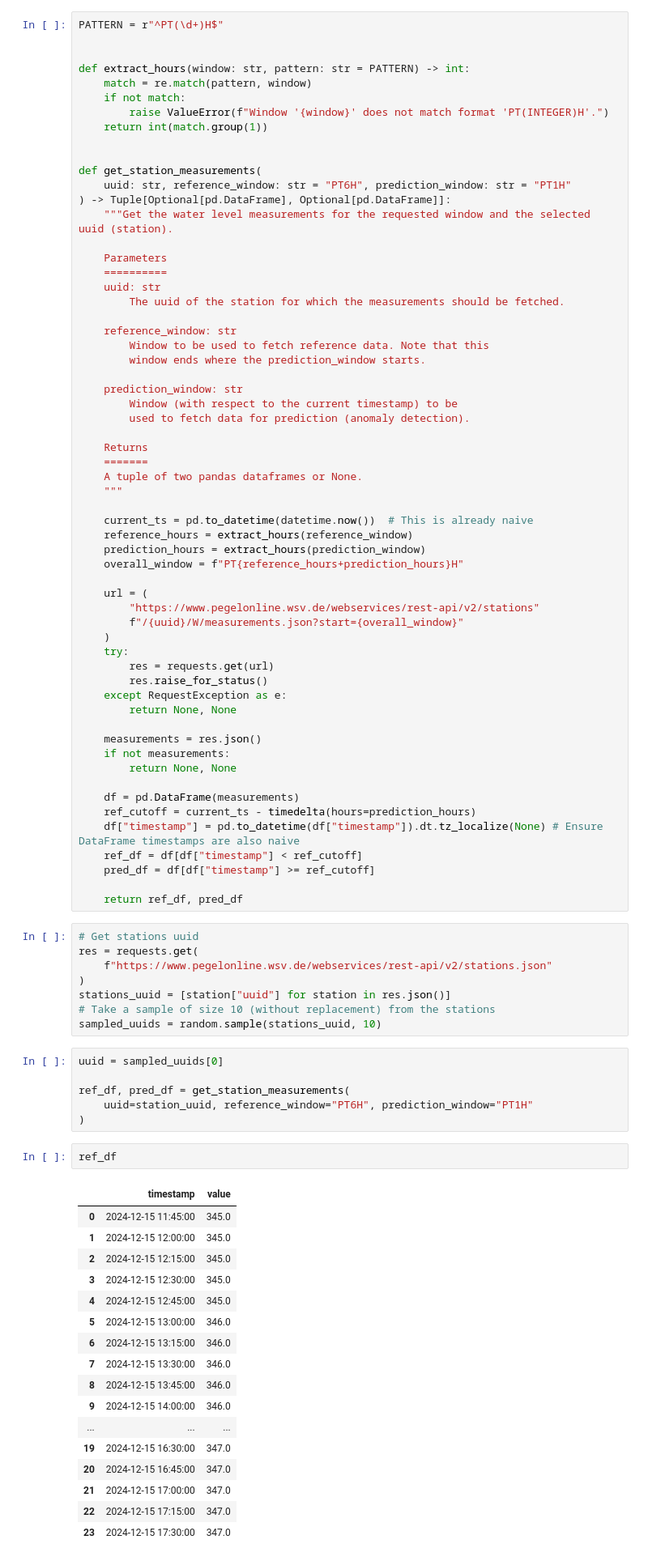
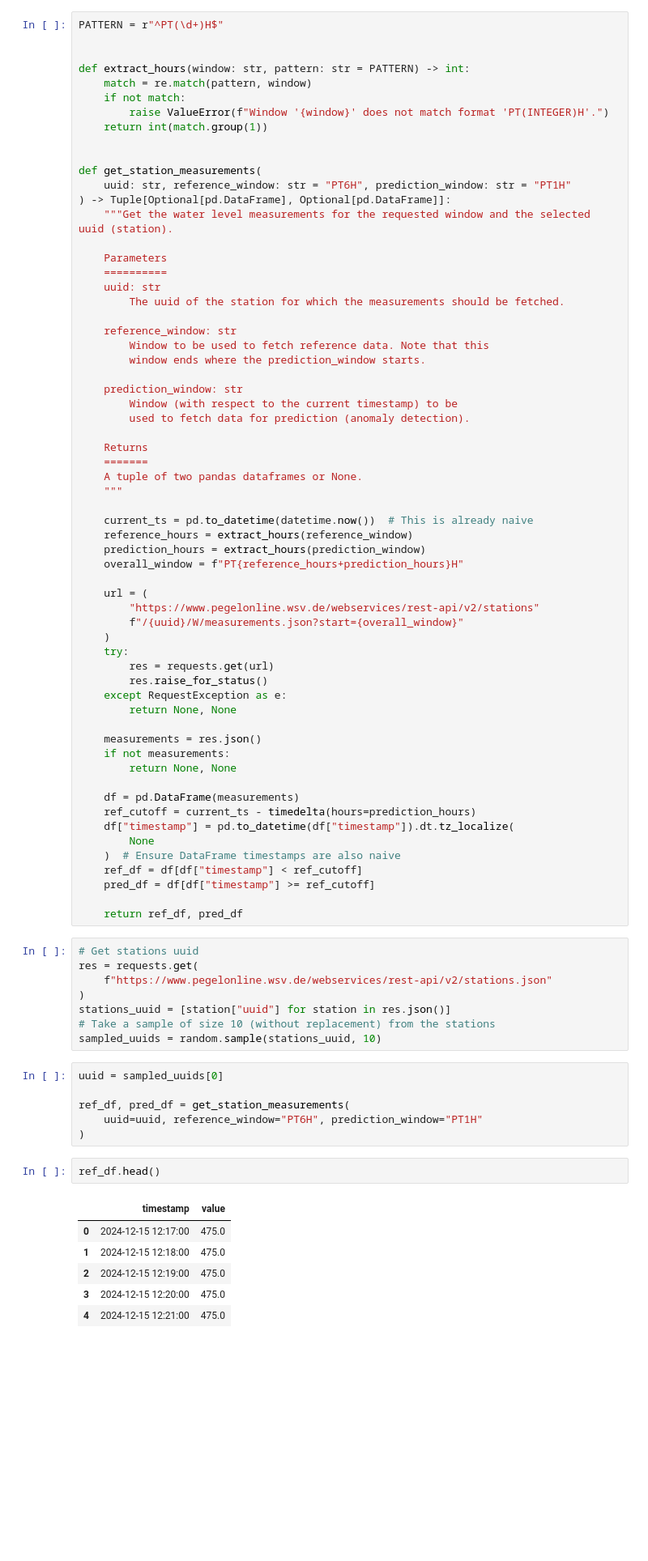
Before and after one commit to Safarveisi/water_level_anomaly_detection, a Jupyter notebook: ops.ipynb, the cells around one changed output. Shown at 81% size. Saved outputs shown, nothing was run; the diff lists cells and outputs as text; blank space fills up the shorter version.

```diff
--- a/ops.ipynb
+++ b/ops.ipynb
@@ -63,7 +63,9 @@ def get_station_measurements(
 
     df = pd.DataFrame(measurements)
     ref_cutoff = current_ts - timedelta(hours=prediction_hours)
-    df["timestamp"] = pd.to_datetime(df["timestamp"]).dt.tz_localize(None) # Ensure DataFrame timestamps are also naive
+    df["timestamp"] = pd.to_datetime(df["timestamp"]).dt.tz_localize(
+        None
+    )  # Ensure DataFrame timestamps are also naive
     ref_df = df[df["timestamp"] < ref_cutoff]
     pred_df = df[df["timestamp"] >= ref_cutoff]
 
@@ -80,26 +82,15 @@ sampled_uuids = random.sample(stations_uuid, 10)
 uuid = sampled_uuids[0]
 
 ref_df, pred_df = get_station_measurements(
-    uuid=station_uuid, reference_window="PT6H", prediction_window="PT1H"
+    uuid=uuid, reference_window="PT6H", prediction_window="PT1H"
 )
 # %%
-ref_df
+ref_df.head()
 # %% [output]
 |  | timestamp | value |
-| 0 | 2024-12-15 11:45:00 | 345.0 |
-| 1 | 2024-12-15 12:00:00 | 345.0 |
-| 2 | 2024-12-15 12:15:00 | 345.0 |
-| 3 | 2024-12-15 12:30:00 | 345.0 |
-| 4 | 2024-12-15 12:45:00 | 345.0 |
-| 5 | 2024-12-15 13:00:00 | 346.0 |
-| 6 | 2024-12-15 13:15:00 | 346.0 |
-| 7 | 2024-12-15 13:30:00 | 346.0 |
-| 8 | 2024-12-15 13:45:00 | 346.0 |
-| 9 | 2024-12-15 14:00:00 | 346.0 |
-| ... | ... | ... |
-| 19 | 2024-12-15 16:30:00 | 347.0 |
-| 20 | 2024-12-15 16:45:00 | 347.0 |
-| 21 | 2024-12-15 17:00:00 | 347.0 |
-| 22 | 2024-12-15 17:15:00 | 347.0 |
-| 23 | 2024-12-15 17:30:00 | 347.0 |
+| 0 | 2024-12-15 12:17:00 | 475.0 |
+| 1 | 2024-12-15 12:18:00 | 475.0 |
+| 2 | 2024-12-15 12:19:00 | 475.0 |
+| 3 | 2024-12-15 12:20:00 | 475.0 |
+| 4 | 2024-12-15 12:21:00 | 475.0 |
 # %%
```
Also changed, not shown: parts of 6 cells of this notebook, 2 other files.
